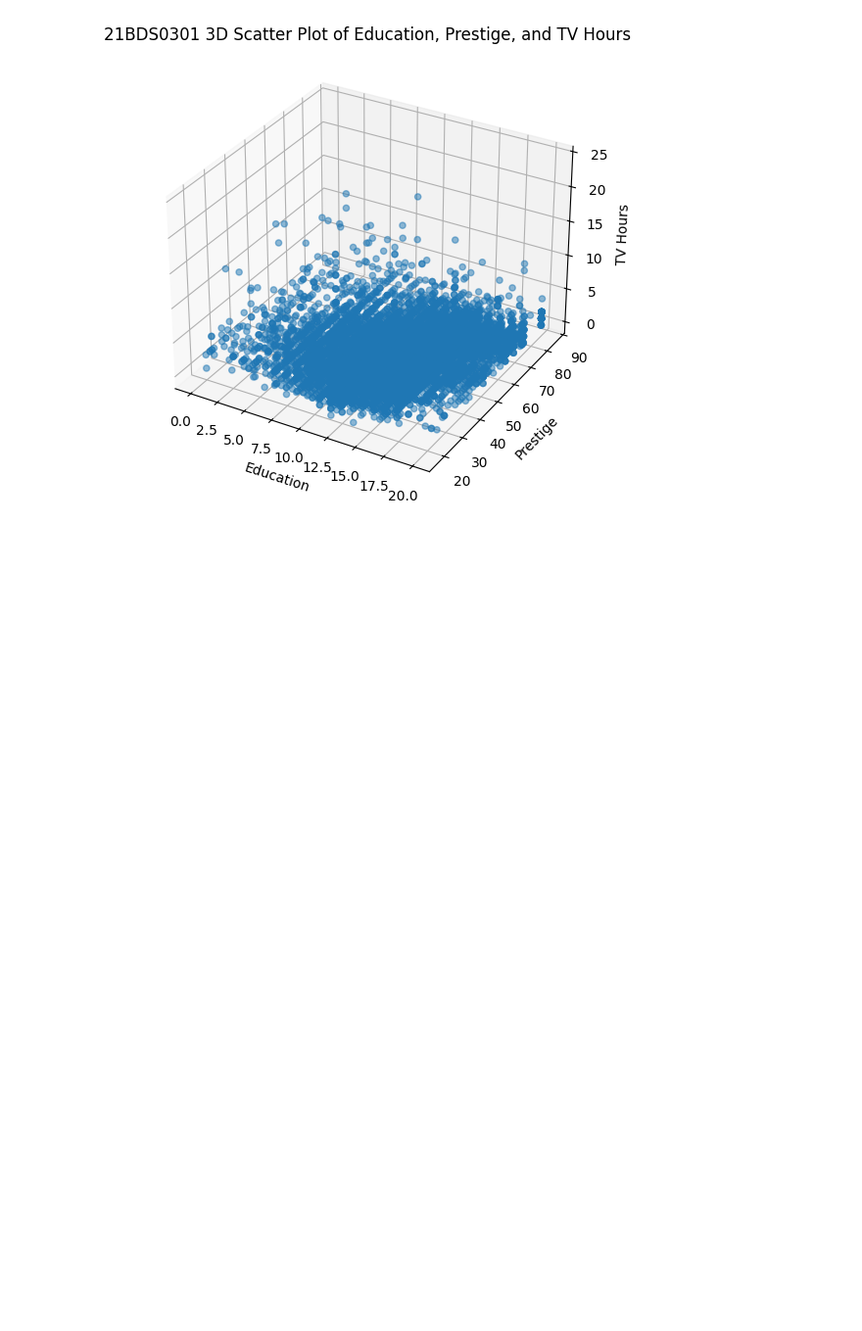
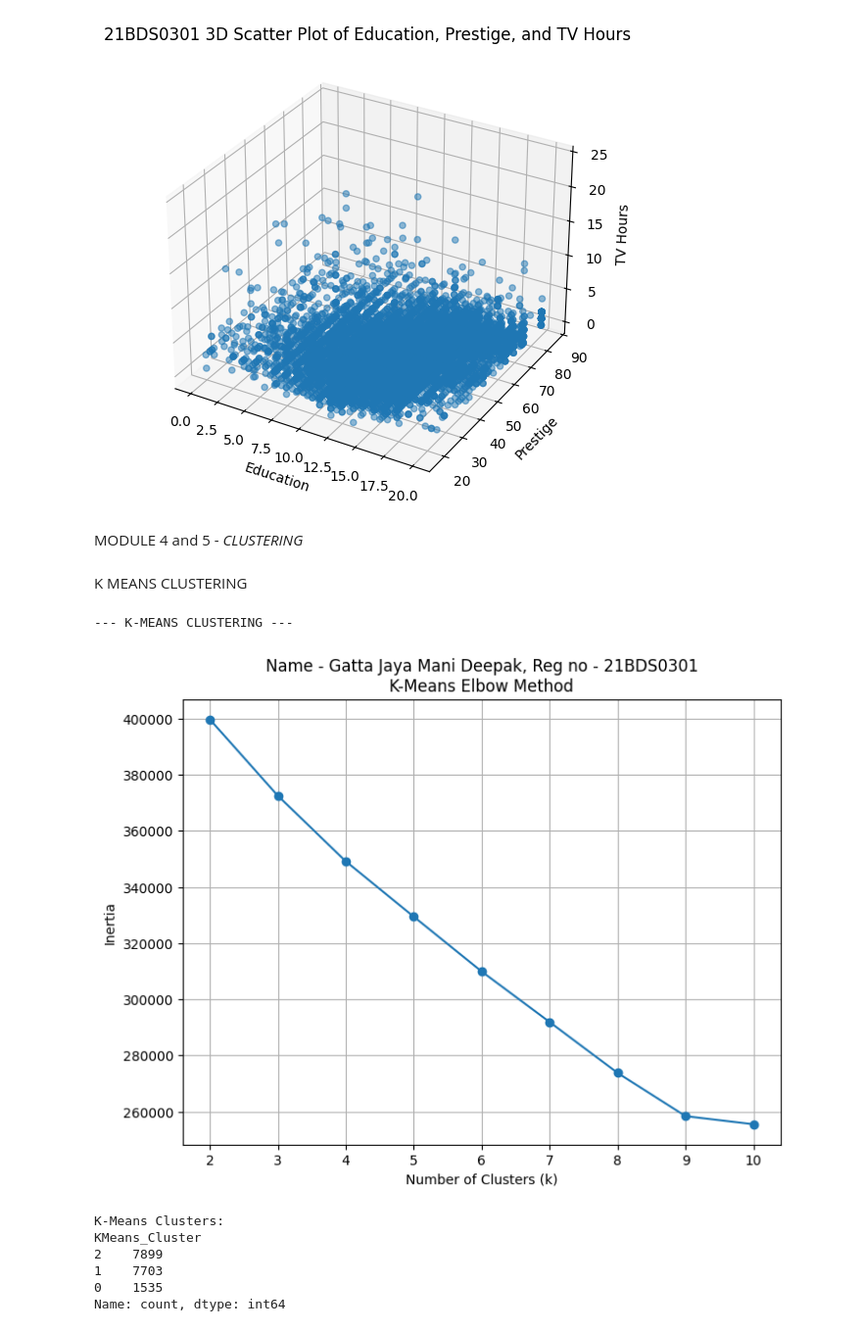
Before and after one commit to gattaDeepak/EDA, a Jupyter notebook: 21BDS0301_EDA.ipynb, the cells around one changed output. Shown at 98% size. Cells and saved outputs as stored; diff of their text form; code cells hidden in the pictures; blank space fills up the shorter version.

```diff
--- a/21BDS0301_EDA.ipynb
+++ b/21BDS0301_EDA.ipynb
@@ -173,3 +169,43 @@ plt.title("21BDS0301 3D Scatter Plot of Education, Prestige, and TV Hours")
 plt.show()
 # %% [output]
 [figure]
+# %% [markdown]
+ MODULE 4 and 5 - *CLUSTERING*
+# %% [markdown]
+K MEANS CLUSTERING
+# %%
+# --- K-MEANS CLUSTERING ALGORITHM ---
+print("\n--- K-MEANS CLUSTERING ---")
+inertia = []
+silhouette_scores = []
+k_values = range(2, 11)
+
+for k in k_values:
+    kmeans = KMeans(n_clusters=k, random_state=42, n_init=10)
+    kmeans.fit(X_scaled)
+    inertia.append(kmeans.inertia_)
+
+
+# Elbow Method Plot
+plt.figure(figsize=(8, 6))
+plt.plot(k_values, inertia, marker='o')
+plt.title('Name - Gatta Jaya Mani Deepak, Reg no - 21BDS0301\nK-Means Elbow Method')
+plt.xlabel('Number of Clusters (k)')
+plt.ylabel('Inertia')
+plt.grid(True)
+plt.show()
+
+# Apply K-Means with an optimal k (e.g., based on elbow method or silhouette score)
+optimal_k_kmeans = 3 # You might need to adjust this based on the plots
+kmeans_optimal = KMeans(n_clusters=optimal_k_kmeans, random_state=42, n_init=10)
+df['KMeans_Cluster'] = kmeans_optimal.fit_predict(X_scaled)
+print(f"\nK-Means Clusters:\n{df['KMeans_Cluster'].value_counts()}")
+# %% [output]
+--- K-MEANS CLUSTERING ---
+[figure, added]
+K-Means Clusters:
+KMeans_Cluster
+2    7899
+1    7703
+0    1535
+Name: count, dtype: int64
```
Also changed, not shown: parts of 13 cells of this notebook.
